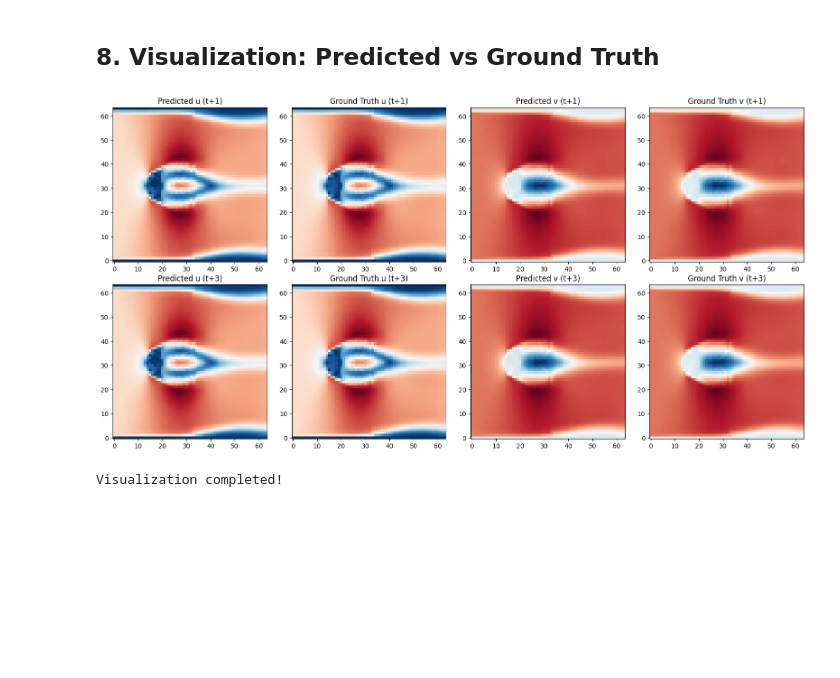
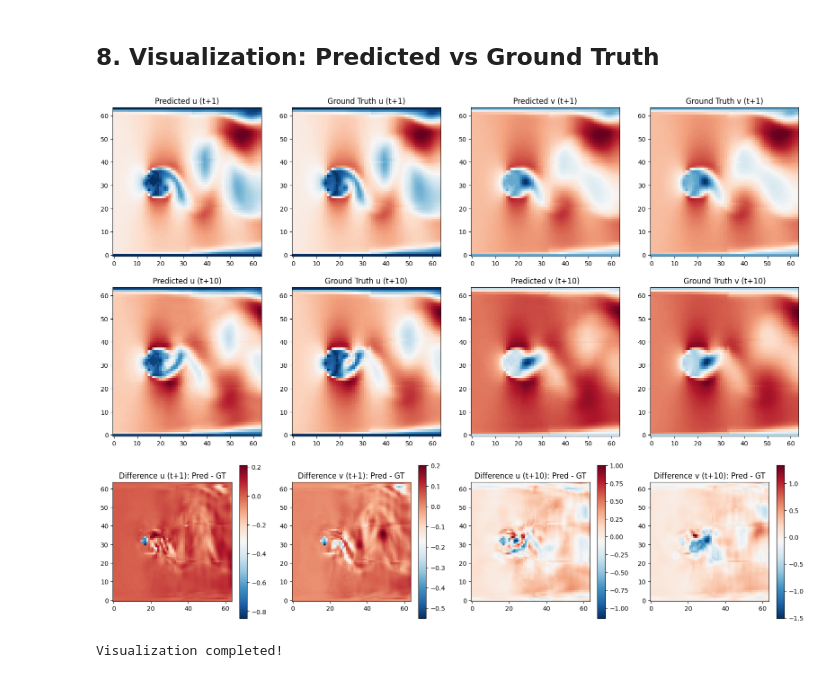
Before and after one commit to babayChris/physics188Capstone, a Jupyter notebook: src/training/UNet.ipynb, the cells around one changed output. Saved outputs shown, nothing was run; the diff lists cells and outputs as text; code cells hidden in the pictures; blank space fills up the shorter version.

Commit message:
Add files via upload
Add latest 10 step U-Net

```diff
--- a/src/training/UNet.ipynb
+++ b/src/training/UNet.ipynb
@@ -594,20 +609,16 @@ class CylinderFlowDataset(Dataset):
 # Create masks for all cases
 masks_list = [create_geometry_mask(params) for params in all_params]
 
-# Create lazy-loading dataset with reduced sampling for faster training
-# For preliminary results, use fewer samples:
-# - timestep_stride=5: Sample every 5th timestep (5x fewer samples)
-# - max_samples_per_case=100: Limit to 100 samples per case
-# This reduces dataset size significantly while maintaining diversity
-print("Creating dataset (lazy-loading)...")
+# Create dataset with reduced data for faster training
+print("Creating dataset with reduced samples for faster training...")
 full_dataset = CylinderFlowDataset(
     all_u_data, all_v_data, all_params, masks_list,
-    rollout_steps=3,
-    timestep_stride=5,  # Sample every 5th timestep (5x fewer samples)
-    max_samples_per_case=100  # Max 100 samples per case
+    rollout_steps=10,  # Increased to 10 steps
+    timestep_stride=1,  # Use ALL timesteps (no stride)
+    max_samples_per_case=200  # Limit to 200 samples per case to reduce training data
 )
-print(f"Total samples: {len(full_dataset)}")
-print(f"Note: Using reduced sampling for faster preliminary training")
+print(f"✓ Dataset created: {len(full_dataset)} samples")
+print(f"Note: Using reduced dataset (200 samples per case) with 10-step rollout")
 
 # Get a sample
 sample_data = full_dataset[0]
@@ -967,39 +1039,63 @@ with torch.no_grad():
     predictions = np.array(predictions)
     targets = sample_target[0].cpu().numpy()
 
-    # Plot first timestep
-    fig, axes = plt.subplots(2, 4, figsize=(16, 8))
+    # Compute differences (Prediction - Ground Truth)
+    diff_t1_u = predictions[0, :, :, 0] - targets[0, :, :, 0]
+    diff_t1_v = predictions[0, :, :, 1] - targets[0, :, :, 1]
+    last_idx = rollout_steps - 1
+    diff_t3_u = predictions[last_idx, :, :, 0] - targets[last_idx, :, :, 0]
+    diff_t3_v = predictions[last_idx, :, :, 1] - targets[last_idx, :, :, 1]
 
+    # Plot: 3 rows x 4 columns (add difference row)
+    fig, axes = plt.subplots(3, 4, figsize=(16, 12))
+
+    # Row 0: First timestep (t+1)
     axes[0, 0].imshow(predictions[0, :, :, 0], cmap='RdBu_r', origin='lower')
     axes[0, 0].set_title('Predicted u (t+1)')
 
     axes[0, 1].imshow(targets[0, :, :, 0], cmap='RdBu_r', origin='lower')
     axes[0, 1].set_title('Ground Truth u (t+1)')
 
     axes[0, 2].imshow(predictions[0, :, :, 1], cmap='RdBu_r', origin='lower')
     axes[0, 2].set_title('Predicted v (t+1)')
 
     axes[0, 3].imshow(targets[0, :, :, 1], cmap='RdBu_r', origin='lower')
     axes[0, 3].set_title('Ground Truth v (t+1)')
 
-    # Last timestep
-    last_idx = rollout_steps - 1
+    # Row 1: Last timestep (t+3)
     axes[1, 0].imshow(predictions[last_idx, :, :, 0], cmap='RdBu_r', origin='lower')
     axes[1, 0].set_title(f'Predicted u (t+{rollout_steps})')
 
     axes[1, 1].imshow(targets[last_idx, :, :, 0], cmap='RdBu_r', origin='lower')
     axes[1, 1].set_title(f'Ground Truth u (t+{rollout_steps})')
 
     axes[1, 2].imshow(predictions[last_idx, :, :, 1], cmap='RdBu_r', origin='lower')
     axes[1, 2].set_title(f'Predicted v (t+{rollout_steps})')
 
     axes[1, 3].imshow(targets[last_idx, :, :, 1], cmap='RdBu_r', origin='lower')
     axes[1, 3].set_title(f'Ground Truth v (t+{rollout_steps})')
 
+    # Row 2: Differences (Prediction - Ground Truth)
+    im1 = axes[2, 0].imshow(diff_t1_u, cmap='RdBu_r', origin='lower')
+    axes[2, 0].set_title('Difference u (t+1): Pred - GT')
+    plt.colorbar(im1, ax=axes[2, 0])
+
+    im2 = axes[2, 1].imshow(diff_t1_v, cmap='RdBu_r', origin='lower')
+    axes[2, 1].set_title('Difference v (t+1): Pred - GT')
+    plt.colorbar(im2, ax=axes[2, 1])
+
+    im3 = axes[2, 2].imshow(diff_t3_u, cmap='RdBu_r', origin='lower')
+    axes[2, 2].set_title(f'Difference u (t+{rollout_steps}): Pred - GT')
+    plt.colorbar(im3, ax=axes[2, 2])
+
+    im4 = axes[2, 3].imshow(diff_t3_v, cmap='RdBu_r', origin='lower')
+    axes[2, 3].set_title(f'Difference v (t+{rollout_steps}): Pred - GT')
+    plt.colorbar(im4, ax=axes[2, 3])
+
     plt.tight_layout()
     plt.show()
 
     print("Visualization completed!")
 # %% [output]
-[figure, old version]
+[figure, new version]
 Visualization completed!
```
Also changed, not shown: parts of 6 cells of this notebook.
